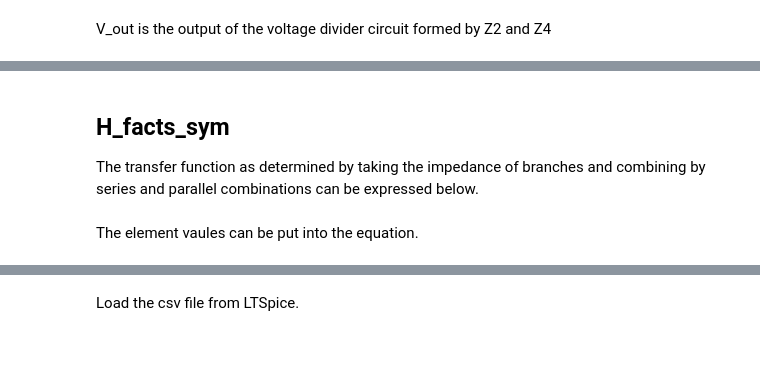
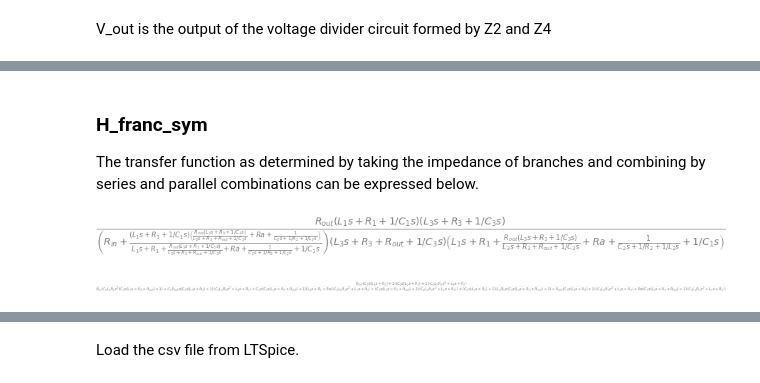
Before and after one commit to Tiburonboy/Symbolic-Modified-Nodal-Analysis-using-Python, a Jupyter notebook: backup/Pi-Filter.ipynb, the cells around one changed output, grey strips where cells are left out. Drawn from its saved outputs; the diff is of its cells as text; code cells hidden in the pictures; blank space fills up the shorter version.

```diff
--- a/backup/Pi-Filter.ipynb
+++ b/backup/Pi-Filter.ipynb
@@ -598,10 +774,13 @@ V_out_sym
 # %% [markdown]
-## H_facts_sym
+### H_franc_sym
 The transfer function as determined by taking the impedance of branches and combining by series and parallel combinations can be expressed below.
 # %%
-H_facts_sym = V_out_sym/V1
-H_facts_sym
+H_franc_sym = V_out_sym/V1
+H_franc_sym
+# %% [output]
+[figure, added]
 # %%
-H_facts_sym.simplify()
+H_franc_sym_1a = H_franc_sym.simplify()
+H_franc_sym_1a
+# %% [output]
+[figure, added]
-# %% [markdown]
-The element vaules can be put into the equation.
```
Also changed, not shown: parts of 230 cells of this notebook, 36 other files.
